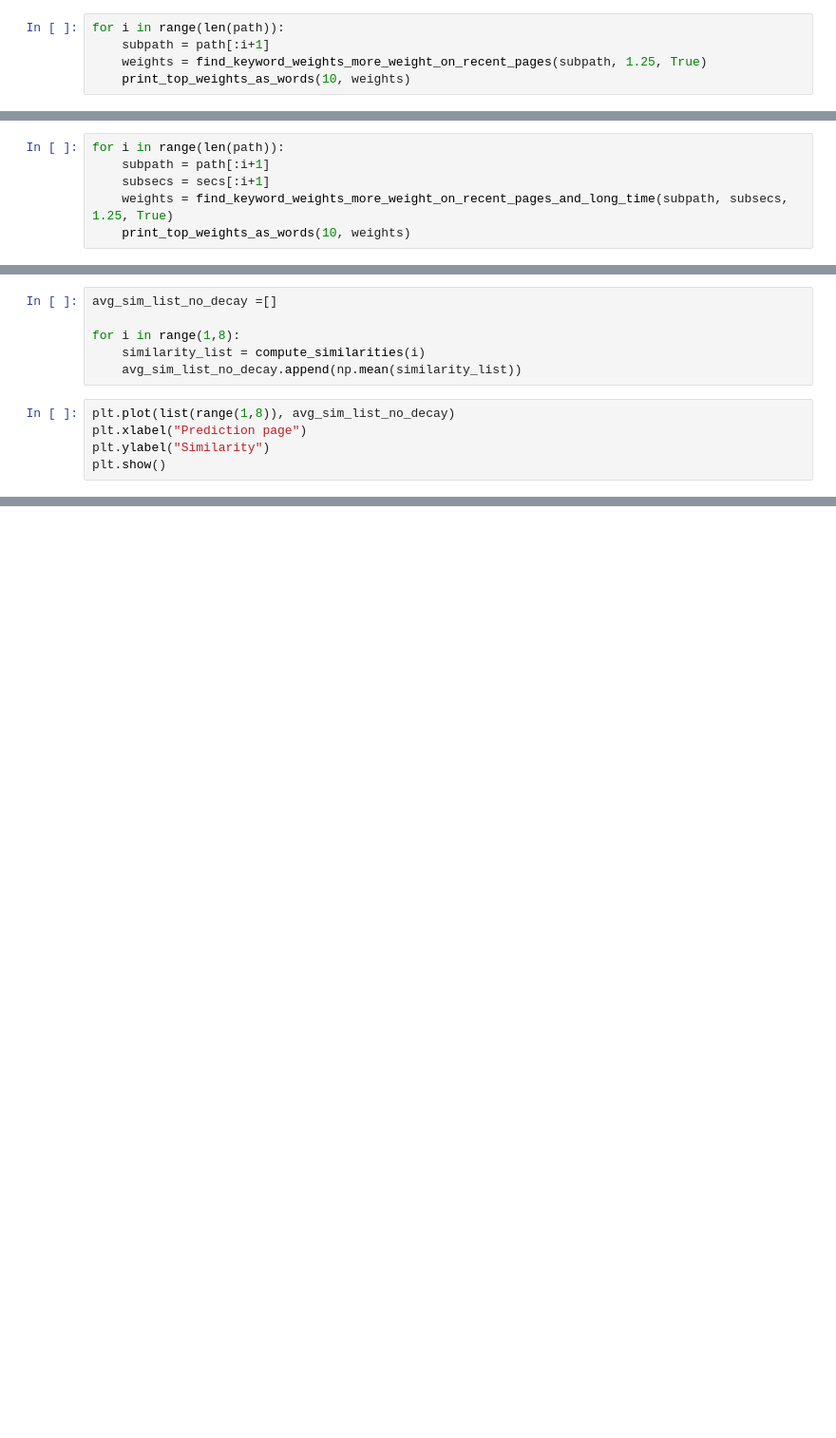
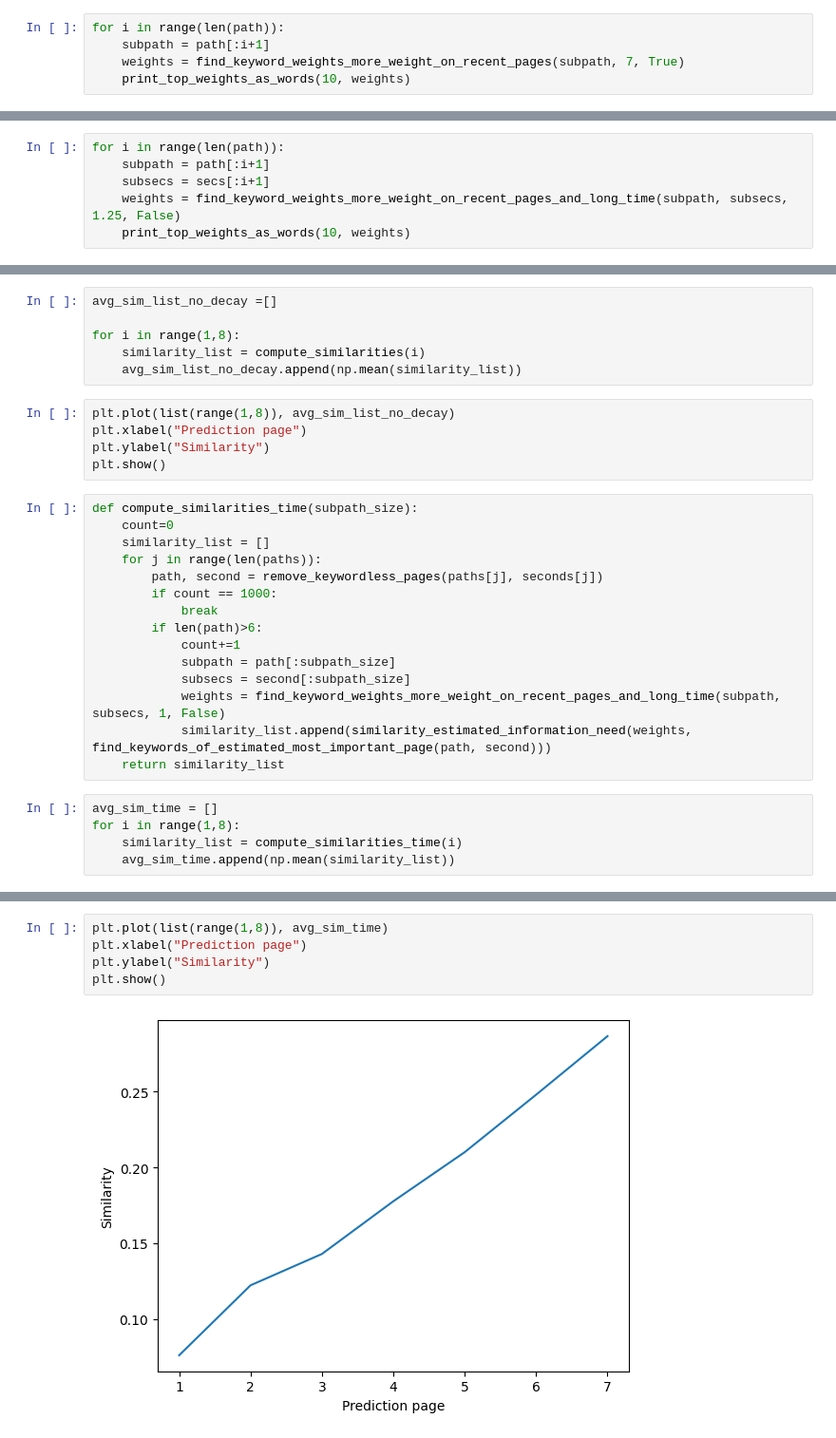
Before and after one commit to MatthewFoster02/3-1-APG-Digital-Exit-Strategy, a Jupyter notebook: src/main/information_scent/IUNISnb.ipynb, the cells around one changed output, grey strips where cells are left out. Shown: that part at 95% size. Drawn from its saved outputs; the diff is of its cells as text; blank space fills up the shorter version.

```diff
--- a/src/main/information_scent/IUNISnb.ipynb
+++ b/src/main/information_scent/IUNISnb.ipynb
@@ -196,7 +194,7 @@ print(secs)
 # %%
 for i in range(len(path)):
     subpath = path[:i+1]
-    weights = find_keyword_weights_more_weight_on_recent_pages(subpath, 1.25, True)
+    weights = find_keyword_weights_more_weight_on_recent_pages(subpath, 7, True)
     print_top_weights_as_words(10, weights)
 # %% [output]
 bijverdienen : 1.0
@@ -220,7 +218,7 @@ tegelijk : 0.5618295156125286
 for i in range(len(path)):
     subpath = path[:i+1]
     subsecs = secs[:i+1]
-    weights = find_keyword_weights_more_weight_on_recent_pages_and_long_time(subpath, subsecs, 1.25, True)
+    weights = find_keyword_weights_more_weight_on_recent_pages_and_long_time(subpath, subsecs, 1.25, False)
     print_top_weights_as_words(10, weights)
 # %% [output]
 Timeweight: 1.0
@@ -344,3 +344,23 @@ plt.plot(list(range(1,8)), avg_sim_list_no_decay)
 plt.xlabel("Prediction page")
 plt.ylabel("Similarity")
 plt.show()
+# %%
+def compute_similarities_time(subpath_size):
+    count=0
+    similarity_list = []
+    for j in range(len(paths)):
+        path, second = remove_keywordless_pages(paths[j], seconds[j])
+        if count == 1000:
+            break
+        if len(path)>6:
+            count+=1
+            subpath = path[:subpath_size]
+            subsecs = second[:subpath_size]
+            weights = find_keyword_weights_more_weight_on_recent_pages_and_long_time(subpath, subsecs, 1, False)
+            similarity_list.append(similarity_estimated_information_need(weights, find_keywords_of_estimated_most_important_page(path, second)))
+    return similarity_list
+# %%
+avg_sim_time = []
+for i in range(1,8):
+    similarity_list = compute_similarities_time(i)
+    avg_sim_time.append(np.mean(similarity_list))
@@ -346,0 +369,7 @@ plt.show()
+# %%
+plt.plot(list(range(1,8)), avg_sim_time)
+plt.xlabel("Prediction page")
+plt.ylabel("Similarity")
+plt.show()
+# %% [output]
+[figure, added]
```
Also changed, not shown: parts of 11 cells of this notebook.
